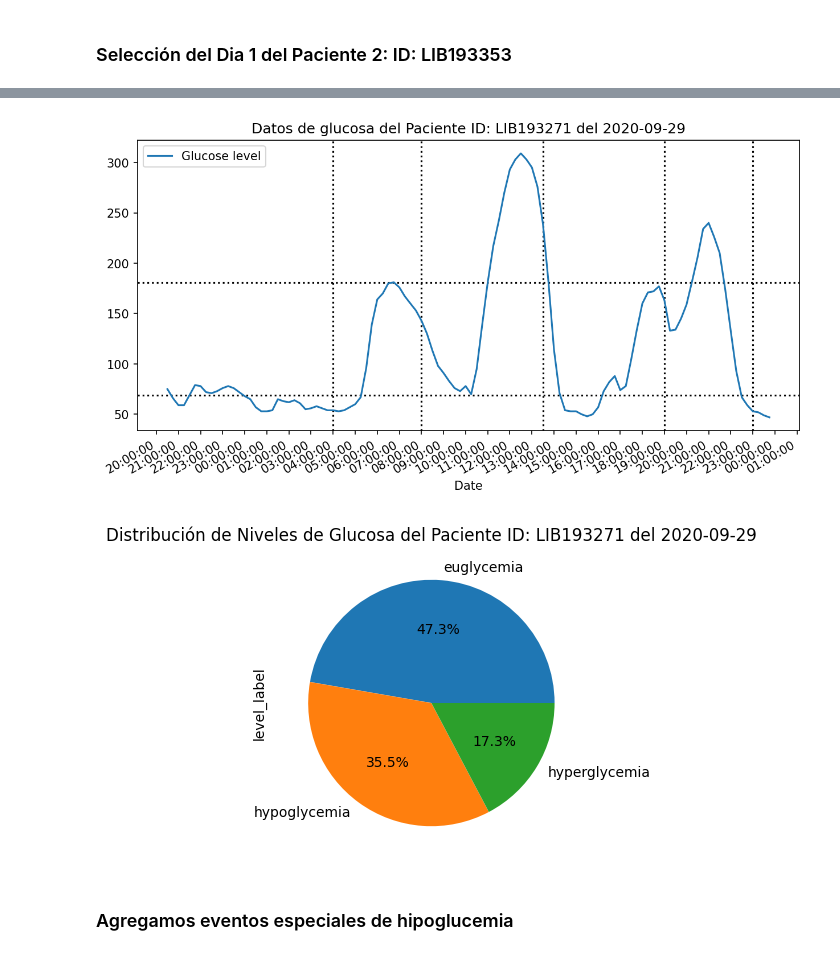
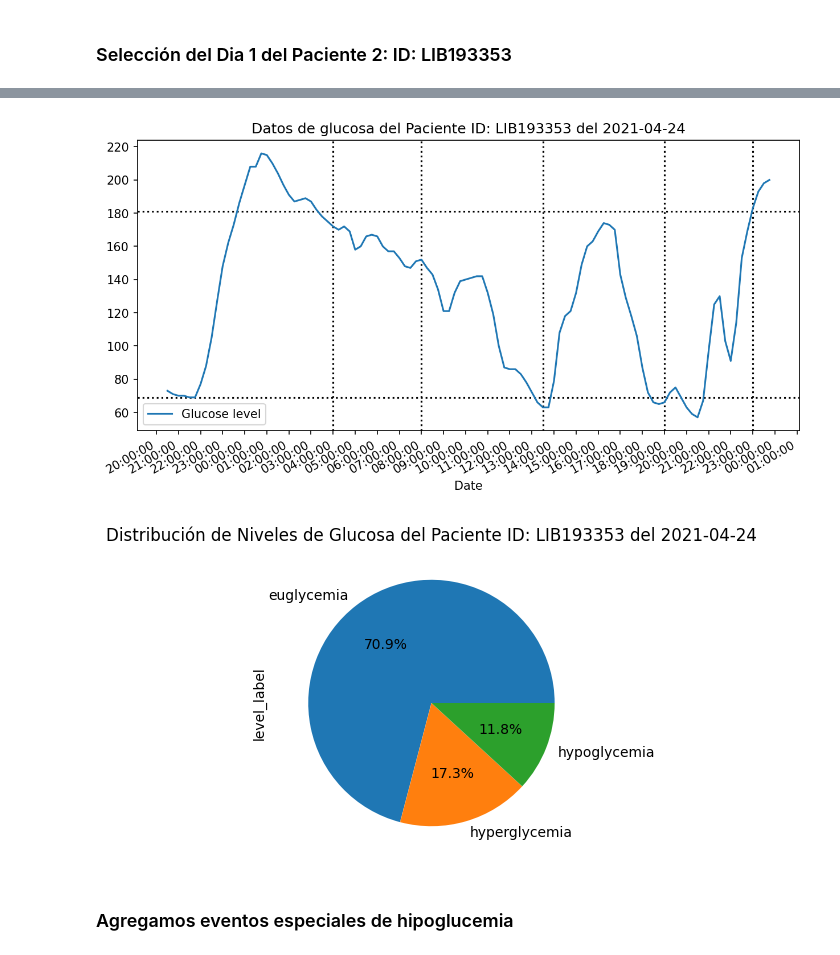
Before and after one commit to wmhr28/tfm-forecasting-glucose, a Jupyter notebook: 3.- Seleccionar los pacientes para evaluación.ipynb, the cells around one changed output, grey strips where cells are left out. Drawn from its saved outputs; the diff is of its cells as text; code cells hidden in the pictures.

```diff
--- a/3.- Seleccionar los pacientes para evaluación.ipynb
+++ b/3.- Seleccionar los pacientes para evaluación.ipynb
@@ -498,7 +498,7 @@ dfGenPaciente['level_label'].value_counts().plot.pie(y='level_label',legend=Fals
 # %% [markdown]
 ### Selección del Dia 1 del Paciente 2: ID: LIB193353
 # %%
-dateObj='2020-09-29'
+dateObj='2021-04-24'
 diasP2.append(dateObj)
 
 ObjRangeDateStart=dateObj+' 04:00:00';
@@ -518,5 +518,5 @@ Rango Fin Objetivo   : 2020-09-29 23:59:59
-[figure, old version]
+[figure, new version]
-[figure, old version]
+[figure, new version]
 # %% [markdown]
 ### Agregamos eventos especiales de hipoglucemia
 # %%
```
Also changed, not shown: parts of 42 cells of this notebook, 16 other files.
